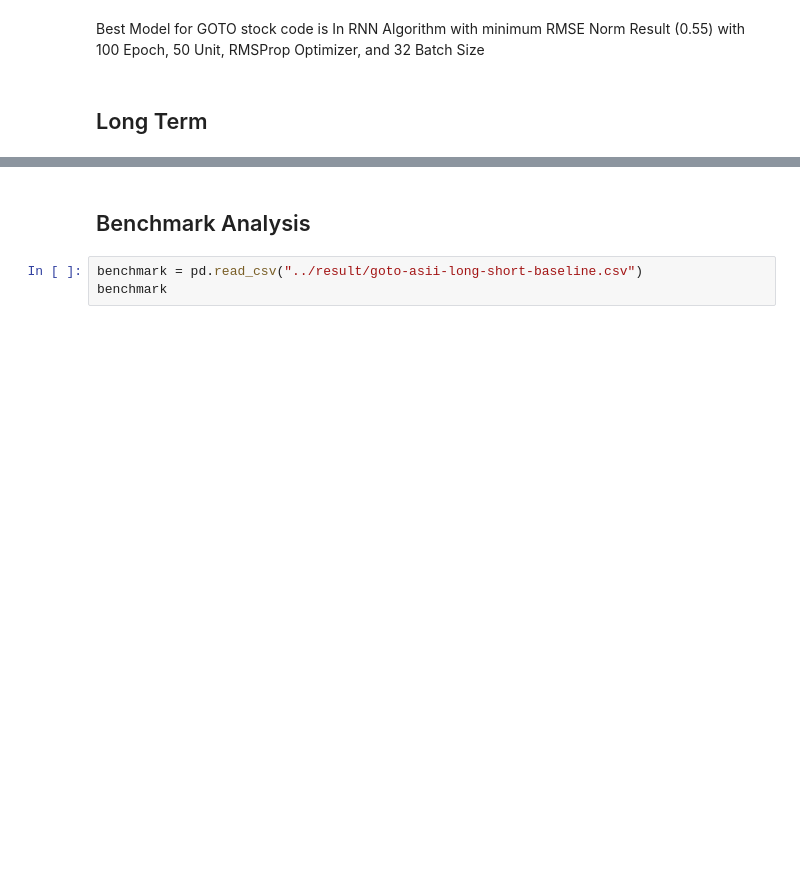
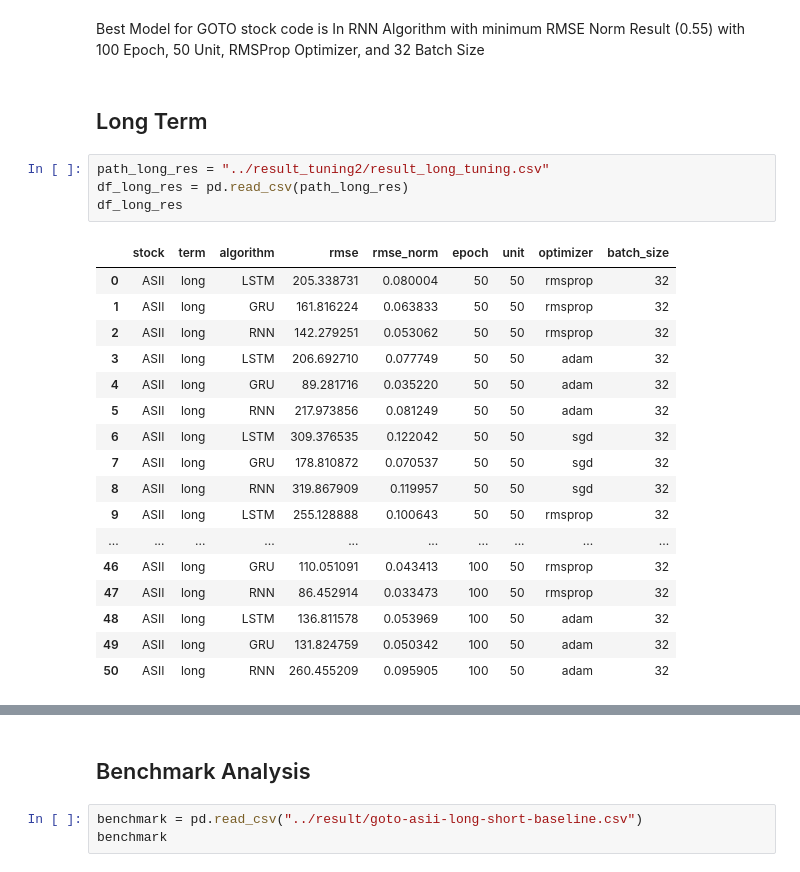
Before and after one commit to melikacandra/lstm_gru_rnn_price_predict, a Jupyter notebook: code_main/model_selector.ipynb, the cells around one changed output, grey strips where cells are left out. Saved outputs shown, nothing was run; the diff lists cells and outputs as text; blank space fills up the shorter version.

Commit message:
resut long term asii

```diff
--- a/code_main/model_selector.ipynb
+++ b/code_main/model_selector.ipynb
@@ -264,3 +264,25 @@ data_tuning_short_goto
 Best Model for GOTO stock code is In RNN Algorithm with minimum RMSE Norm Result (0.55) with 100 Epoch, 50 Unit, RMSProp Optimizer, and 32 Batch Size
 # %% [markdown]
 ## Long Term
+# %%
+path_long_res = "../result_tuning2/result_long_tuning.csv"
+df_long_res = pd.read_csv(path_long_res)
+df_long_res
+# %% [output]
+|  | stock | term | algorithm | rmse | rmse_norm | epoch | unit | optimizer | batch_size |
+| 0 | ASII | long | LSTM | 205.338731 | 0.080004 | 50 | 50 | rmsprop | 32 |
+| 1 | ASII | long | GRU | 161.816224 | 0.063833 | 50 | 50 | rmsprop | 32 |
+| 2 | ASII | long | RNN | 142.279251 | 0.053062 | 50 | 50 | rmsprop | 32 |
+| 3 | ASII | long | LSTM | 206.692710 | 0.077749 | 50 | 50 | adam | 32 |
+| 4 | ASII | long | GRU | 89.281716 | 0.035220 | 50 | 50 | adam | 32 |
+| 5 | ASII | long | RNN | 217.973856 | 0.081249 | 50 | 50 | adam | 32 |
+| 6 | ASII | long | LSTM | 309.376535 | 0.122042 | 50 | 50 | sgd | 32 |
+| 7 | ASII | long | GRU | 178.810872 | 0.070537 | 50 | 50 | sgd | 32 |
+| 8 | ASII | long | RNN | 319.867909 | 0.119957 | 50 | 50 | sgd | 32 |
+| 9 | ASII | long | LSTM | 255.128888 | 0.100643 | 50 | 50 | rmsprop | 32 |
+| ... | ... | ... | ... | ... | ... | ... | ... | ... | ... |
+| 46 | ASII | long | GRU | 110.051091 | 0.043413 | 100 | 50 | rmsprop | 32 |
+| 47 | ASII | long | RNN | 86.452914 | 0.033473 | 100 | 50 | rmsprop | 32 |
+| 48 | ASII | long | LSTM | 136.811578 | 0.053969 | 100 | 50 | adam | 32 |
+| 49 | ASII | long | GRU | 131.824759 | 0.050342 | 100 | 50 | adam | 32 |
+| 50 | ASII | long | RNN | 260.455209 | 0.095905 | 100 | 50 | adam | 32 |
```
Also changed, not shown: parts of 18 cells of this notebook, 8 other files.
